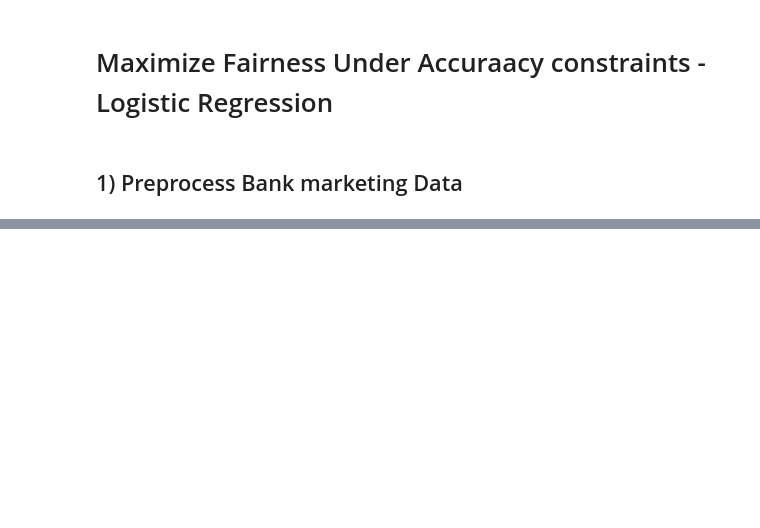
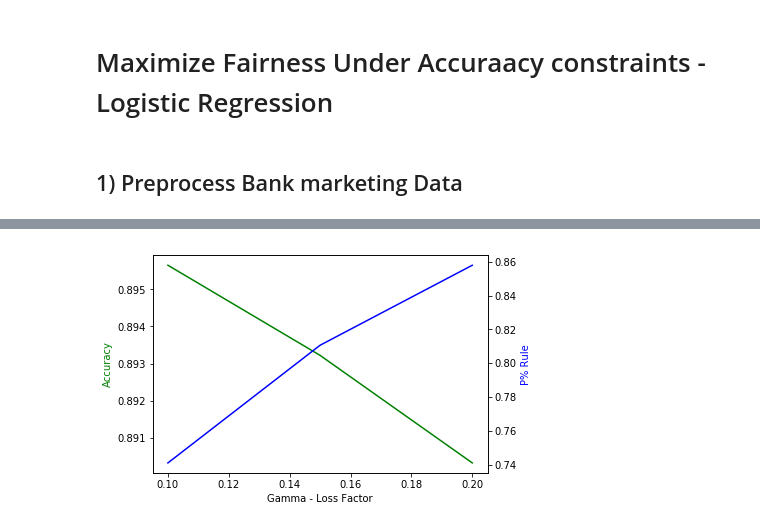
Before and after one commit to TZstatsADS/Fall2021-Project4-group5, a Jupyter notebook: doc/FairnessConstraints.ipynb, the cells around one changed output, grey strips where cells are left out. Saved outputs shown, nothing was run; the diff lists cells and outputs as text; code cells hidden in the pictures; blank space fills up the shorter version.

```diff
--- a/doc/FairnessConstraints.ipynb
+++ b/doc/FairnessConstraints.ipynb
@@ -9,8 +9,9 @@ from sklearn.linear_model import LogisticRegression
 from sklearn.utils import shuffle
 import numpy as np
 from sklearn.metrics import log_loss
+from scipy import optimize
 
-fp = "drive/MyDrive/data/bank-full.csv"
+fp = "data/bank-full.csv"
 bank_df = pd.read_csv(fp, delimiter=";")
 # %%
 
@@ -73,0 +109,14 @@ Please also refer to the documentation for alternative solver options:
+# %%
+def constraint1(weights, x, y, gamma):
+
+  upd_loss = logisitc_loss(weights, x, y)
+
+  return (1+gamma)*optimal_loss - upd_loss #Accuracy constraint function from paper
+# %%
+#Optmization function to minimize - from paper
+def opt_function(w, x, protected_var):
+
+  dist_bound = np.dot(w, x_train.T)
+  protected_cov = (protected_var - np.mean(protected_var)) * dist_bound
+
+  return float(abs(sum(protected_cov))) / float(x_train.shape[0])
@@ -73,0 +173,9 @@ Please also refer to the documentation for alternative solver options:
+# %%
+acc, p_val_list, protected, nonpro, acc_test, p_val_list_test, protected_test, nonpro_test = run_mult_optmizations(x_train,
+                                                                                                                   y_train,
+                                                                                                                   x_test,
+                                                                                                                   y_test,
+                                                                                                                   age_train,
+                                                                                                                   age_test,
+                                                                                                                   optimal_weights_bank,
+                                                                                                                   [0.1,0.15,0.2])
@@ -73,0 +192,16 @@ Please also refer to the documentation for alternative solver options:
+# %%
+import matplotlib.pyplot as plt
+print("Train Accuracy and P% Rule")
+fig, ax1 = plt.subplots()
+
+ax2 = ax1.twinx()
+ax1.plot([0.1,0.15,0.2], acc , 'g-')
+ax2.plot([0.1,0.15,0.2], p_val_list, 'b-')
+
+ax1.set_xlabel('Gamma - Loss Factor')
+ax1.set_ylabel('Accuracy', color='g')
+ax2.set_ylabel('P% Rule', color='b')
+
+plt.show()
+# %% [output]
+[figure, added]
```
Also changed, not shown: parts of 25 cells of this notebook.
